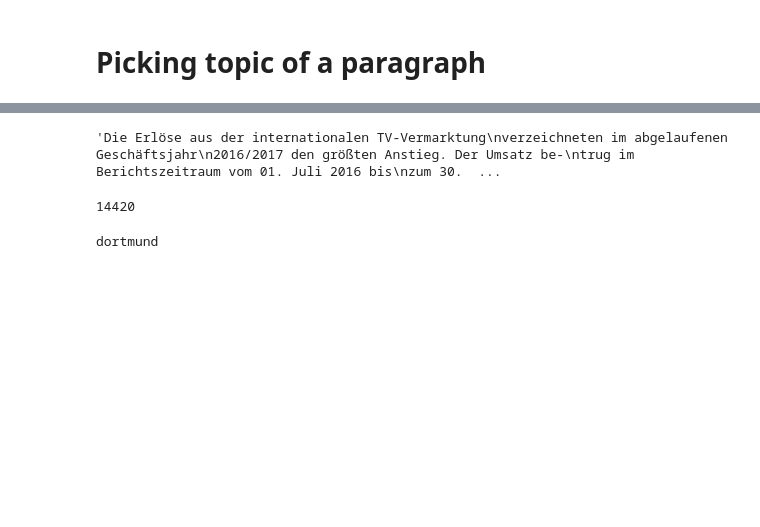
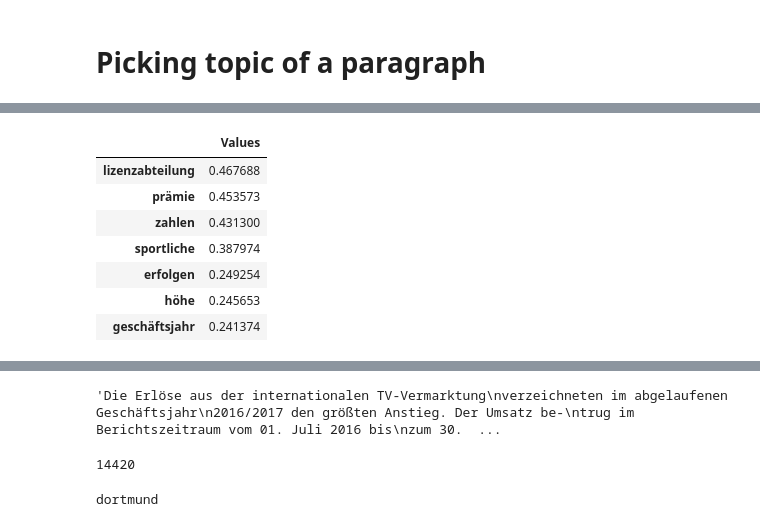
Before and after one commit to michaelborisov/text-analysis-lab, a Jupyter notebook: ML lab.ipynb, the cells around one changed output, grey strips where cells are left out. Saved outputs shown, nothing was run; the diff lists cells and outputs as text; code cells hidden in the pictures; blank space fills up the shorter version.

```diff
--- a/ML lab.ipynb
+++ b/ML lab.ipynb
@@ -281,0 +302,14 @@ for i in row:
+# %%
+df_copy = pd.DataFrame()
+df_copy["Values"] = df_par["P313"]
+df_copy = df_copy.sort_values(by=['Values'], ascending=False)
+df_copy.head(7)
+# %% [output]
+|  | Values |
+| lizenzabteilung | 0.467688 |
+| prämie | 0.453573 |
+| zahlen | 0.431300 |
+| sportliche | 0.387974 |
+| erfolgen | 0.249254 |
+| höhe | 0.245653 |
+| geschäftsjahr | 0.241374 |
```
Also changed, not shown: parts of 14 cells of this notebook.
